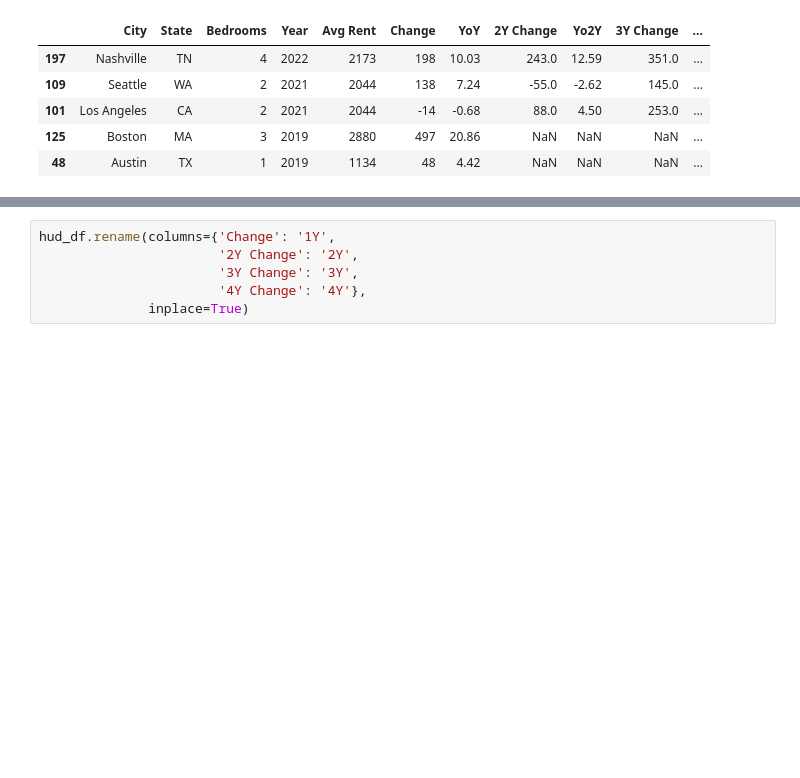
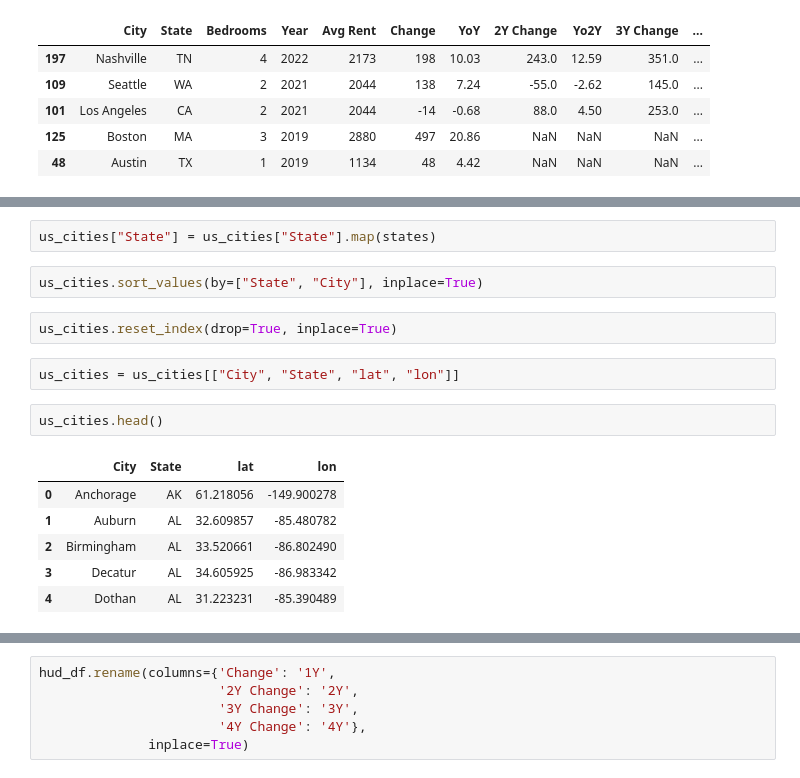
Before and after one commit to Keren-Neeq/DS4A-Team1, a Jupyter notebook: notebooks/hud_preprocessing.ipynb, the cells around one changed output, grey strips where cells are left out. Saved outputs shown, nothing was run; the diff lists cells and outputs as text; blank space fills up the shorter version.

```diff
--- a/notebooks/hud_preprocessing.ipynb
+++ b/notebooks/hud_preprocessing.ipynb
@@ -38,0 +109,17 @@ hud_df.sample(5, random_state=24)
+# %%
+us_cities["State"] = us_cities["State"].map(states)
+# %%
+us_cities.sort_values(by=["State", "City"], inplace=True)
+# %%
+us_cities.reset_index(drop=True, inplace=True)
+# %%
+us_cities = us_cities[["City", "State", "lat", "lon"]]
+# %%
+us_cities.head()
+# %% [output]
+|  | City | State | lat | lon |
+| 0 | Anchorage | AK | 61.218056 | -149.900278 |
+| 1 | Auburn | AL | 32.609857 | -85.480782 |
+| 2 | Birmingham | AL | 33.520661 | -86.802490 |
+| 3 | Decatur | AL | 34.605925 | -86.983342 |
+| 4 | Dothan | AL | 31.223231 | -85.390489 |
```
Also changed, not shown: parts of 14 cells of this notebook, 2 other files.
